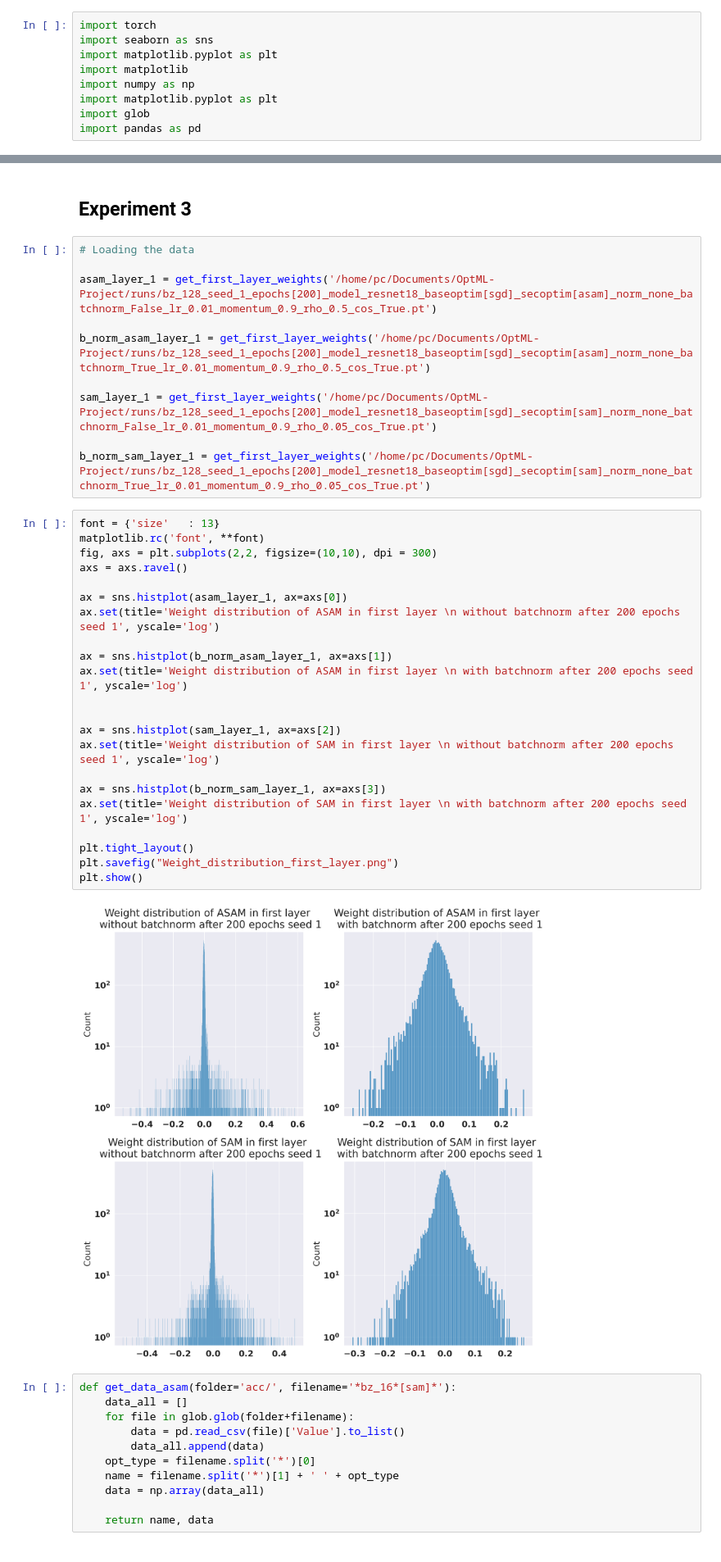
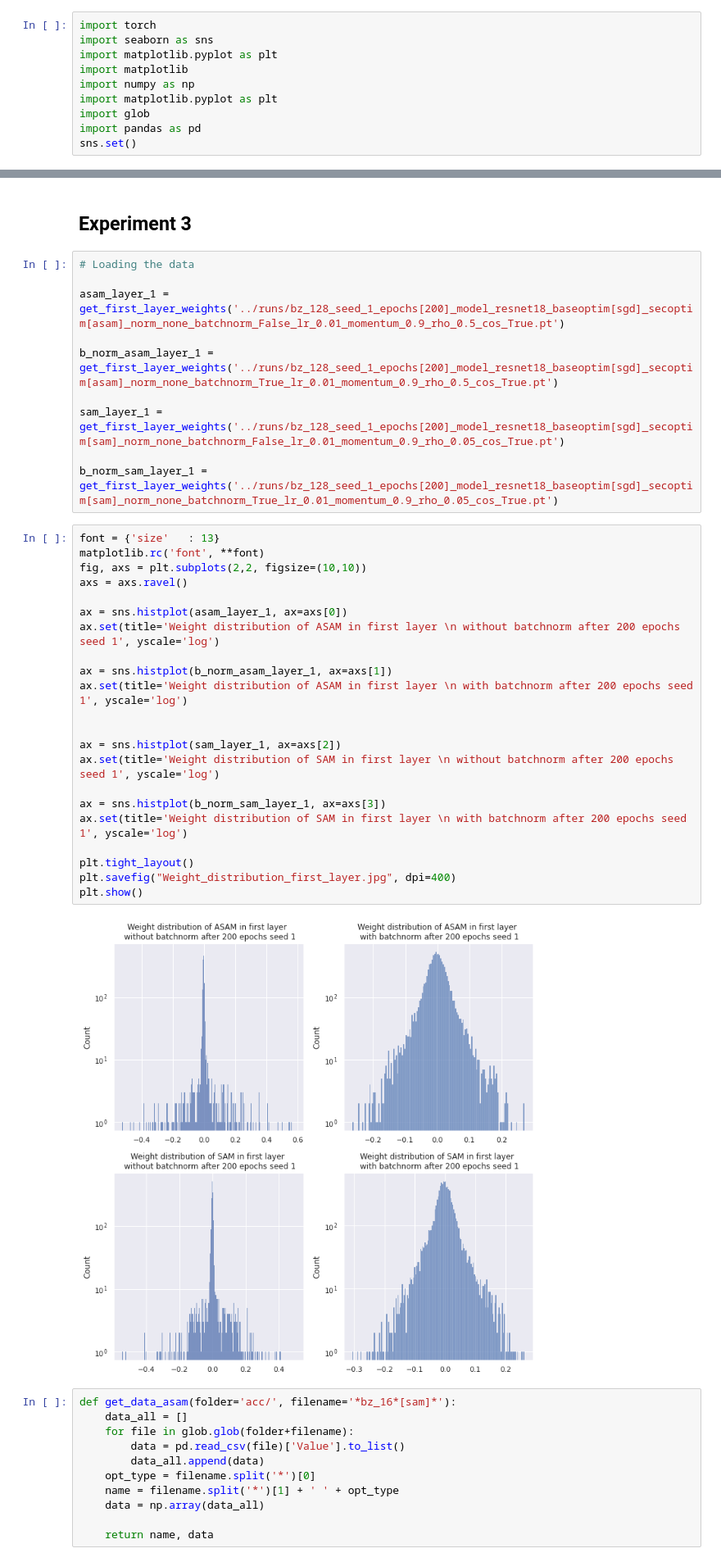
Before and after one commit to CharlieLeee/Sharpness-Aware-Generalization, a Jupyter notebook: Notebooks/Generate plot in the report.ipynb, the cells around one changed output, grey strips where cells are left out. Shown at 82% size. Cells and saved outputs as stored; diff of their text form.

```diff
--- a/Notebooks/Generate plot in the report.ipynb
+++ b/Notebooks/Generate plot in the report.ipynb
@@ -9,6 +11,7 @@ import numpy as np
 import matplotlib.pyplot as plt
 import glob
 import pandas as pd
+sns.set()
 # %% [markdown]
 Some helper functions
 # %%
@@ -88,37 +91,37 @@ plt.savefig('train_loss.pdf')
 # %%
 # Loading the data
 
-asam_layer_1 = get_first_layer_weights('/home/pc/Documents/OptML-Project/runs/bz_128_seed_1_epochs[200]_model_resnet18_baseoptim[sgd]_secoptim[asam]_norm_none_batchnorm_False_lr_0.01_momentum_0.9_rho_0.5_cos_True.pt')
+asam_layer_1 = get_first_layer_weights('../runs/bz_128_seed_1_epochs[200]_model_resnet18_baseoptim[sgd]_secoptim[asam]_norm_none_batchnorm_False_lr_0.01_momentum_0.9_rho_0.5_cos_True.pt')
 
-b_norm_asam_layer_1 = get_first_layer_weights('/home/pc/Documents/OptML-Project/runs/bz_128_seed_1_epochs[200]_model_resnet18_baseoptim[sgd]_secoptim[asam]_norm_none_batchnorm_True_lr_0.01_momentum_0.9_rho_0.5_cos_True.pt')
+b_norm_asam_layer_1 = get_first_layer_weights('../runs/bz_128_seed_1_epochs[200]_model_resnet18_baseoptim[sgd]_secoptim[asam]_norm_none_batchnorm_True_lr_0.01_momentum_0.9_rho_0.5_cos_True.pt')
 
-sam_layer_1 = get_first_layer_weights('/home/pc/Documents/OptML-Project/runs/bz_128_seed_1_epochs[200]_model_resnet18_baseoptim[sgd]_secoptim[sam]_norm_none_batchnorm_False_lr_0.01_momentum_0.9_rho_0.05_cos_True.pt')
+sam_layer_1 = get_first_layer_weights('../runs/bz_128_seed_1_epochs[200]_model_resnet18_baseoptim[sgd]_secoptim[sam]_norm_none_batchnorm_False_lr_0.01_momentum_0.9_rho_0.05_cos_True.pt')
 
-b_norm_sam_layer_1 = get_first_layer_weights('/home/pc/Documents/OptML-Project/runs/bz_128_seed_1_epochs[200]_model_resnet18_baseoptim[sgd]_secoptim[sam]_norm_none_batchnorm_True_lr_0.01_momentum_0.9_rho_0.05_cos_True.pt')
+b_norm_sam_layer_1 = get_first_layer_weights('../runs/bz_128_seed_1_epochs[200]_model_resnet18_baseoptim[sgd]_secoptim[sam]_norm_none_batchnorm_True_lr_0.01_momentum_0.9_rho_0.05_cos_True.pt')
 # %%
 font = {'size'   : 13}
 matplotlib.rc('font', **font)
-fig, axs = plt.subplots(2,2, figsize=(10,10), dpi = 300)
+fig, axs = plt.subplots(2,2, figsize=(10,10))
 axs = axs.ravel()
 
 ax = sns.histplot(asam_layer_1, ax=axs[0])
 ax.set(title='Weight distribution of ASAM in first layer \n without batchnorm after 200 epochs seed 1', yscale='log')
 
 ax = sns.histplot(b_norm_asam_layer_1, ax=axs[1])
 ax.set(title='Weight distribution of ASAM in first layer \n with batchnorm after 200 epochs seed 1', yscale='log')
 
 
 ax = sns.histplot(sam_layer_1, ax=axs[2])
 ax.set(title='Weight distribution of SAM in first layer \n without batchnorm after 200 epochs seed 1', yscale='log')
 
 ax = sns.histplot(b_norm_sam_layer_1, ax=axs[3])
 ax.set(title='Weight distribution of SAM in first layer \n with batchnorm after 200 epochs seed 1', yscale='log')
 
 plt.tight_layout()
-plt.savefig("Weight_distribution_first_layer.png")
+plt.savefig("Weight_distribution_first_layer.jpg", dpi=400)
 plt.show()
 # %% [output]
-[figure, old version]
+[figure, new version]
 # %%
 def get_data_asam(folder='acc/', filename='*bz_16*[sam]*'):
     data_all = []
```
Also changed, not shown: parts of 17 cells of this notebook, 5 other files.
